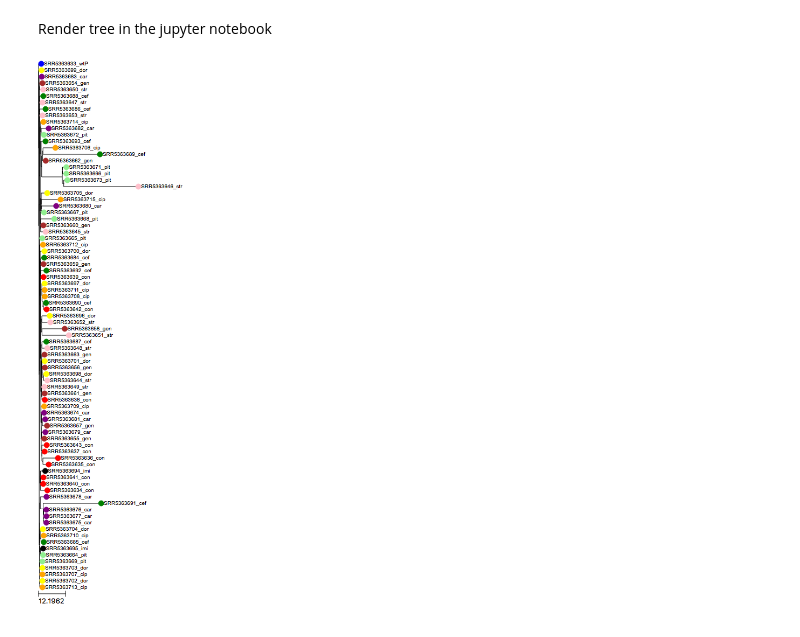
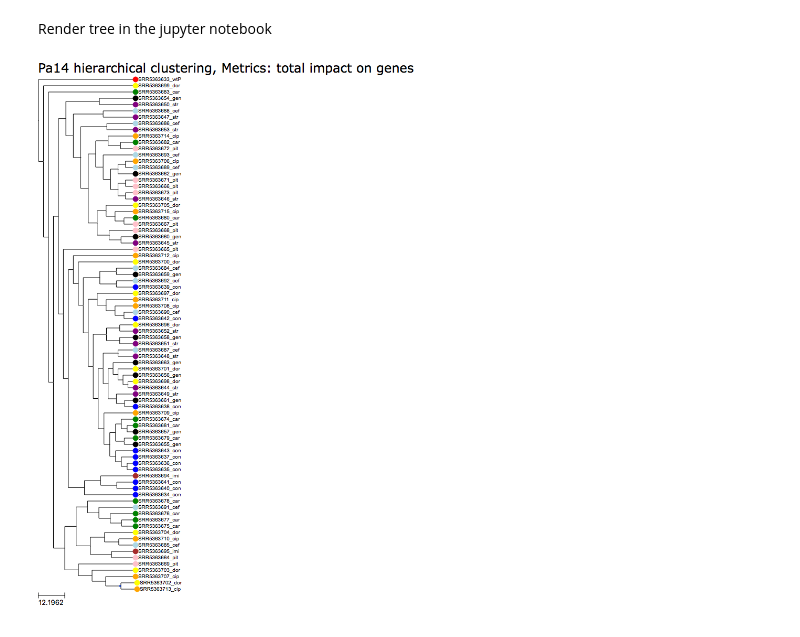
Before and after one commit to nekrut/notebooks, a Jupyter notebook: pa14/IntragenicVar_grouped_by_gene.ipynb, the cells around one changed output. Cells and saved outputs as stored; diff of their text form; code cells hidden in the pictures.

Commit message:
beautified tree leaf coloring function- correct ouputs

```diff
--- a/pa14/IntragenicVar_grouped_by_gene.ipynb
+++ b/pa14/IntragenicVar_grouped_by_gene.ipynb
@@ -920,6 +884,6 @@ Phylo.write(tree,'test.nwk', 'newick')
 # %% [markdown]
 Open Treefile
 # %%
-t = Tree("test.nwk", format=1)
+tree = Tree("test.nwk", format=1)
 # %% [markdown]
 Set drawing style, title, and color per condition
@@ -971,0 +890,17 @@ t.set_outgroup("SRR5363633_wtP")
+# %%
+
+ts = TreeStyle()
+ts.title.add_face(TextFace("Pa14 hierarchical clustering, Metrics: total impact on genes", fsize=24), column=0)
+#ts.mode="c"
+#ts.show_branch_length = False
+ts.show_branch_support = False
+
+for node in tree.traverse():
+    node.img_style['size']=0
+    if node.is_leaf():
+        node.img_style['size']=10
+        node.img_style["fgcolor"] = colorleaves[node.name]
+
+tree.set_outgroup("SRR5363633_wtP") # Set the wildtype as outgroup
+
+tree.render("%%inline", tree_style=ts)
@@ -972,6 +909,7 @@ t.set_outgroup("SRR5363633_wtP")
 # %% [markdown]
 Render tree in the jupyter notebook
 # %%
-t.render("%%inline", tree_style=ts)
+tree.convert_to_ultrametric(strategy='balanced')
+tree.render("%%inline", tree_style=ts)
 # %% [output]
-[figure, old version]
+[figure, new version]
```
Also changed, not shown: parts of 10 cells of this notebook.
